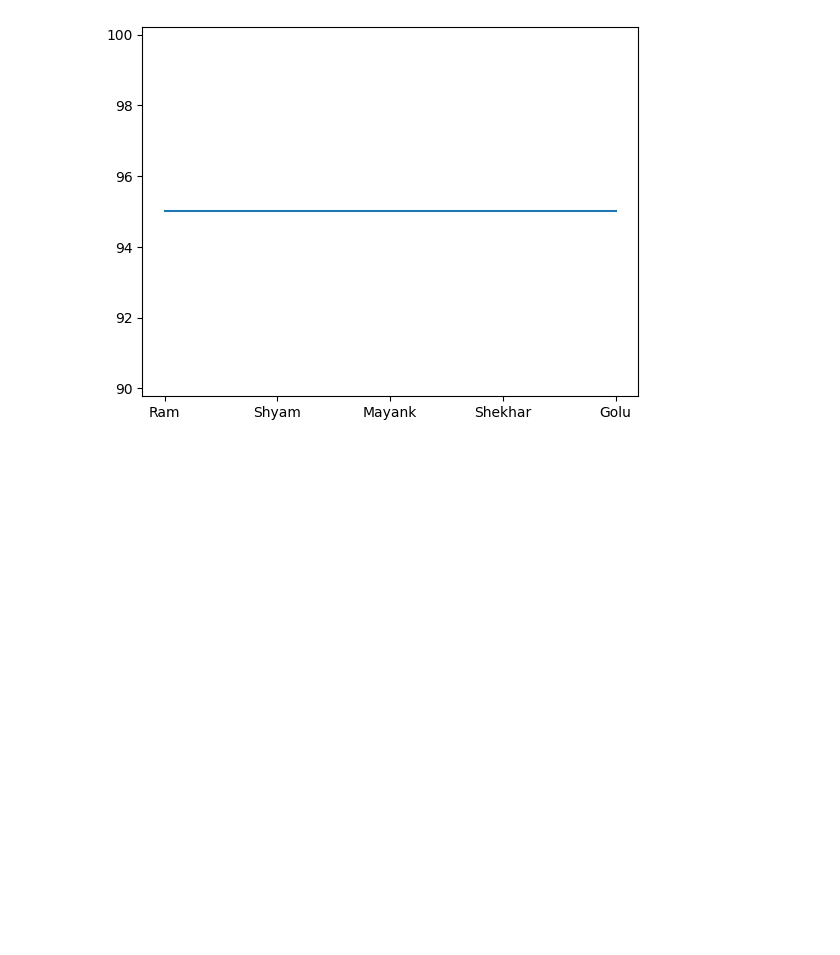
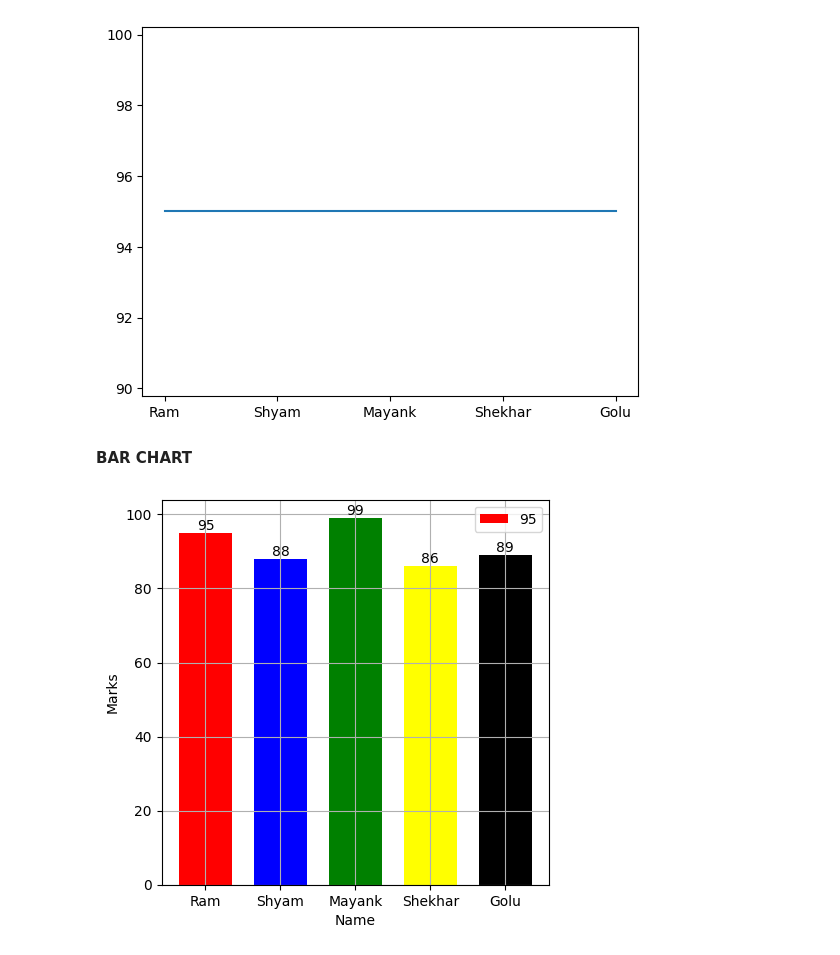
Before and after one commit to Ujjawal19Shahi/AI-in-Data-Science, a Jupyter notebook: MODULE_3.ipynb, the cells around one changed output. Saved outputs shown, nothing was run; the diff lists cells and outputs as text; code cells hidden in the pictures; blank space fills up the shorter version.

```diff
--- a/MODULE_3.ipynb
+++ b/MODULE_3.ipynb
@@ -125,3 +125,19 @@ plt.plot(x,y)
 # %% [output]
 [<matplotlib.lines.Line2D at 0x...>]
 [figure]
+# %% [markdown]
+**BAR CHART**
+# %%
+name=["Ram","Shyam","Mayank","Shekhar","Golu"]
+marks=[95,88,99,86,89]
+plt.figure(figsize=(5,5))
+plt.bar(name,marks,color=["red","blue","green","yellow","black"], width=0.7)
+for i in range(len(name)):
+      plt.text(name[i], marks[i], f"{marks[i]}", ha='center', va='bottom')
+plt.xlabel("Name")
+plt.ylabel("Marks")
+plt.legend(marks)
+plt.grid(True)
+plt.show()
+# %% [output]
+[figure, added]
```
Also changed, not shown: parts of 1 cell of this notebook.
